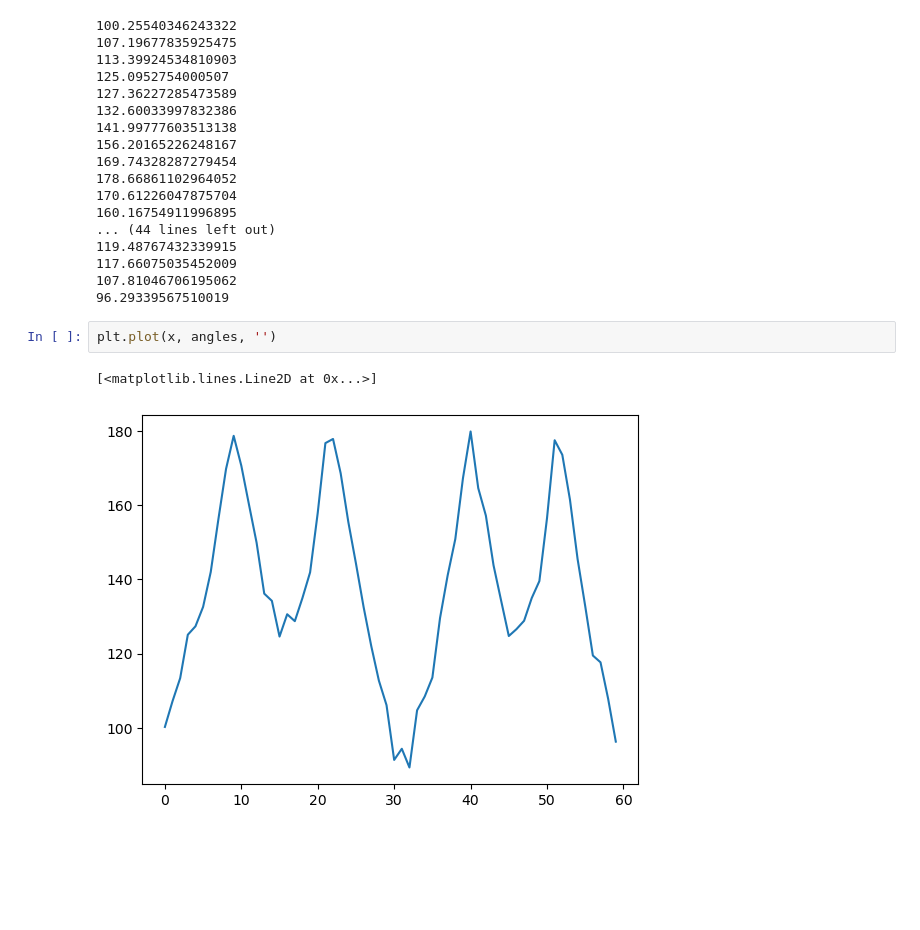
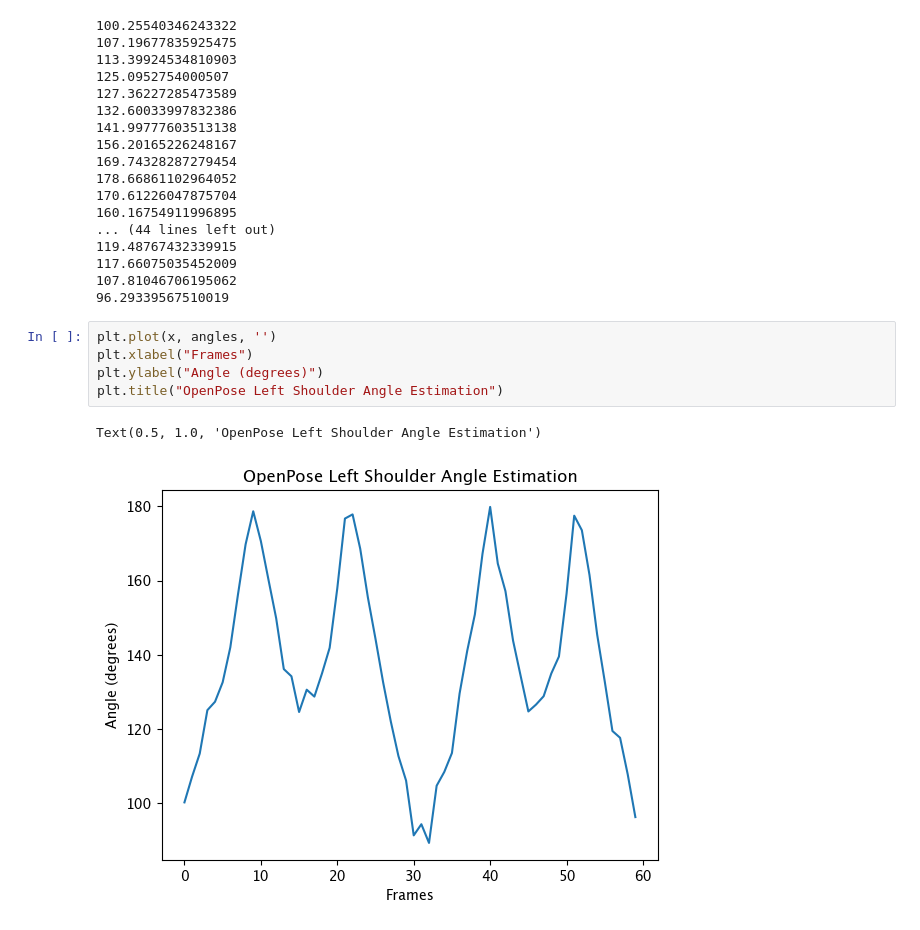
Before and after one commit to saathvikc/PoseEstimationProject, a Jupyter notebook: OpenPose.ipynb, the cells around one changed output. Saved outputs shown, nothing was run; the diff lists cells and outputs as text; blank space fills up the shorter version.

```diff
--- a/OpenPose.ipynb
+++ b/OpenPose.ipynb
@@ -166,8 +166,11 @@ for j in angles:
 117.66075035452009
 107.81046706195062
 96.29339567510019
-# %%
-plt.plot(x, angles, '')
-# %% [output]
-[<matplotlib.lines.Line2D at 0x...>]
-[figure, removed]
+# %%
+plt.plot(x, angles, '')
+plt.xlabel("Frames")
+plt.ylabel("Angle (degrees)")
+plt.title("OpenPose Left Shoulder Angle Estimation")
+# %% [output]
+Text(0.5, 1.0, 'OpenPose Left Shoulder Angle Estimation')
+[figure, added]
```
Also changed, not shown: 1 other file.
